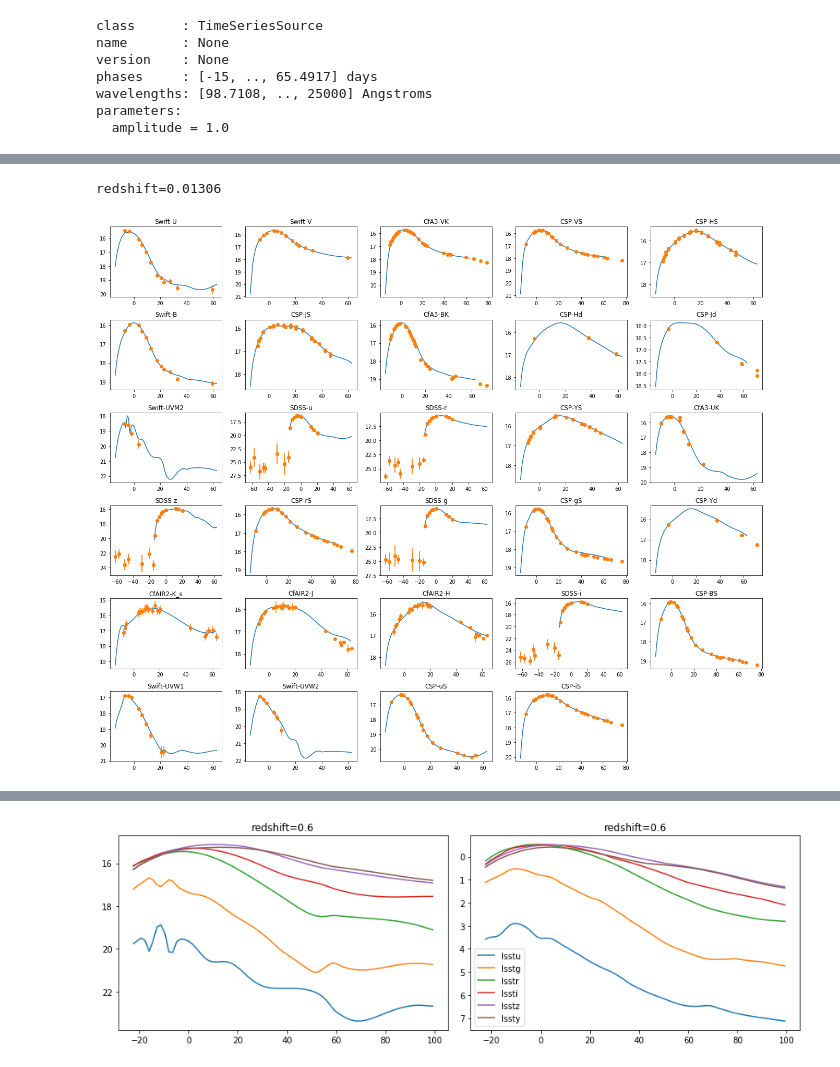
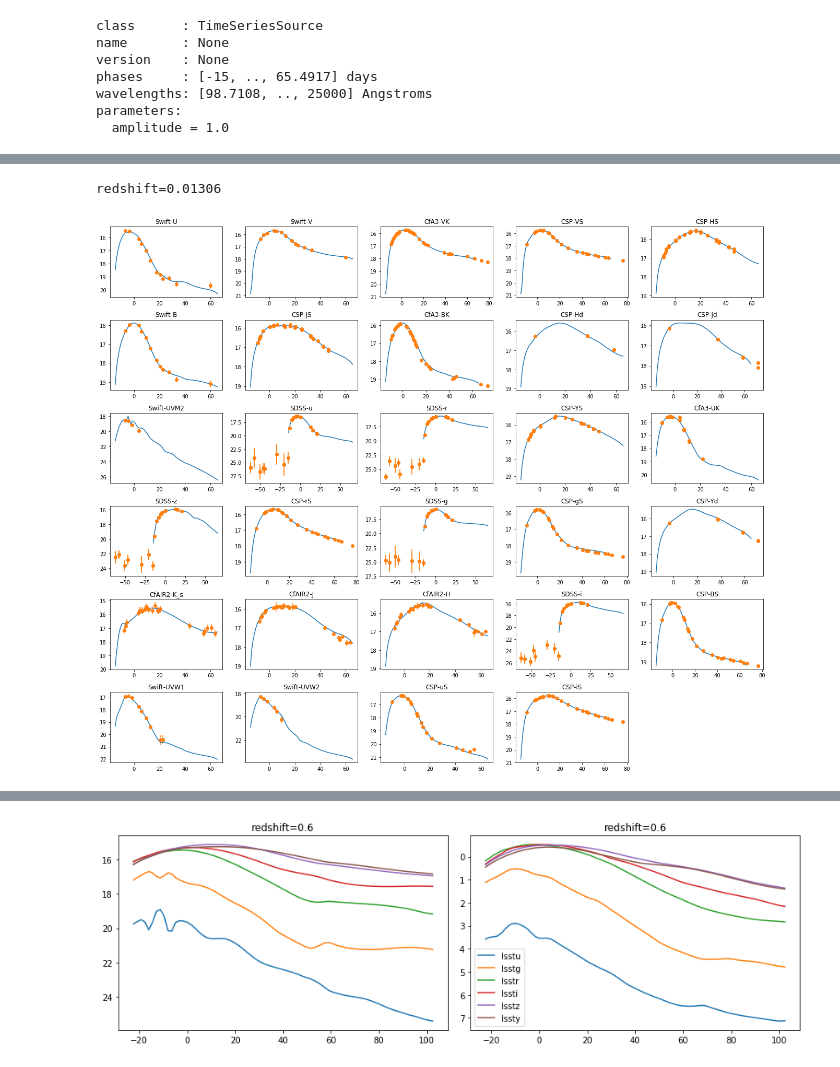
Before and after one commit to RutgersSN/plasticc-Iax, a Jupyter notebook: SN2005hk/Iax-SED.ipynb, the cells around one changed output, grey strips where cells are left out. Cells and saved outputs as stored; diff of their text form; code cells hidden in the pictures.

Commit message:
force light curve to go down, window functions applied

```diff
--- a/SN2005hk/Iax-SED.ipynb
+++ b/SN2005hk/Iax-SED.ipynb
@@ -759,7 +773,7 @@ for i in range(0,len(sedres)):
 plt.figure(figsize=(7,10))
 days = np.array([-14.,-10.,-6.,-4.,0.,2.,4.,8.,16.,30.0,60.0])
 for i,d in enumerate(days):
-    f = source.flux(d,wave)
+    f = source_sncosmo.flux(d,wave)
     f = np.clip(f,np.max(f)*0.001,np.inf)
     plt.plot(wave,f / (5.**i),label=str(d))
 plt.yscale('log')
@@ -772,7 +786,7 @@ plt.show()
 plt.figure(figsize=(9,7))
 days = np.array([-14.,-10.,-6.,-4.,0.,2.,4.,8.,16.,30.0,60.0])
 for i,d in enumerate(days):
-    f = source.flux(d,wave)
+    f = source_sncosmo.flux(d,wave)
     f = np.clip(f,np.max(f)*0.001,np.inf)
     plt.plot(wave,f,label=str(d))
 #plt.xlim(2000,6000)
@@ -785,14 +799,44 @@ plt.show()
+# %%
+def define_window(wave,phase,winwavelim,winphaselim,winfunc,sym=False,**kwarg):
+    w = np.zeros(len(phase))
+    fphase = np.arange(winphaselim[0],winphaselim[1]+1.,1.)
+    if sym is False:
+        win = winfunc(len(fphase)*2,**kwarg)
+        w[:-len(fphase[fphase <= phase.max()])] = 1.
+        w[len(phase)-len(fphase[fphase <= phase.max()]):] = win[len(fphase):len(fphase)+len(fphase[fphase <= phase.max()])]
+    else:
+        win = winfunc(len(fphase),**kwarg)
+        w[:] = 1.
+        w[(phase>=fphase.min()) & (phase<=fphase.max())] = win
+    window2d = np.repeat(np.atleast_2d(w),len(wave)).ravel()
+    wavemask = (wave<winwavelim[0]) | (wave>winwavelim[1])
+    wavemask2d = np.repeat(wavemask,len(phase)).reshape(len(wavemask),len(phase)).T.ravel()
+    window2d[wavemask2d] = 1.
+    return window2d
 # %%
 ## output interpolated SED
+def gau(n,amp,std):
+    return amp*signal.gaussian(n,std=std)+1.
+
 outputsed = [-100.,0.,0.]
 wave = np.arange(1000.,25005.,5.)
 phase = np.arange(-15.,66.,1.)
 for p in phase:
     phasearr = np.array([p]*len(wave)).ravel()
-    f = source.flux(p,wave)
+    f = source_sncosmo.flux(p,wave)
     fluxarr = np.clip(f,np.max(f)*0.001,np.inf)
     outputsed = np.vstack([outputsed,zip(phasearr,wave,fluxarr)])
 outputsed = outputsed[1:,:]
+winfunc = signal.exponential
+w1 = define_window(wave,phase,[1000.,3000.],[10.,80.],winfunc,tau=12.)
+w2 = define_window(wave,phase,[10000.,20000.],[45.,80.],winfunc,tau=100.)
+w3 = define_window(wave,phase,[4000.,10000.],[60.,80.],winfunc,tau=100.)
+w4= define_window(wave,phase,[3000.,4000.],[40.,70.],signal.cosine)
+w5 = define_window(wave,phase,[20000.,25000.],[50.,80.],winfunc,tau=50.)
+w6 = define_window(wave,phase,[8000.,9000.],[55.,65.],signal.cosine)
+w7 = define_window(wave,phase,[1000.,3000.],[20.,35.],gau,amp=1.5, std=3.,sym=True)
+w = w1*w2*w3*w4*w5*w6*w7
+outputsed[:,2] *= w
 Table(outputsed).write('sn2005hk.sed.dat',format='ascii.no_header',overwrite=True)
 # %%
 ## re-feed the SED in sncosmo
@@ -816,7 +860,7 @@ pickle_out.close()
 sedmodel = sncosmo.Model(source=outputsource)
 sedmodel.set(z=redshift)
 print "redshift={}".format(redshift)
-synlc_phase = np.arange(-14,63,1)
+synlc_phase = np.arange(-14.5,65.5,1)
 fig = plt.figure(figsize=(18,15))
 for i,f in enumerate(set(phot['Filter'])):
     plt.subplot(6,5,i+1)
@@ -833,14 +877,15 @@ plt.tight_layout()
 plt.show()
 # %% [output]
 redshift=0.01306
-[figure, old version]
+[figure, new version]
 # %%
 ## synthetic light curves on LSST filters
-synlc_phase = np.arange(-14,63,1)
+synlc_phase = np.arange(-14,65,1)
 for z in np.arange(0.,1.2,0.2):
     fig = plt.figure(figsize=(12,4))
     for filt in list('ugrizy'):
         ax1 = fig.add_subplot(1,2,1)
+        sedmodel = sncosmo.Model(source=outputsource)
         sedmodel.set(z=z)
         f = 'lsst'+filt
         ax1.set_title('redshift={}'.format(z))
@@ -874 +919 @@ for z in np.arange(0.,1.2,0.2):
-[figure, old version]
+[figure, new version]
```
Also changed, not shown: parts of 9 cells of this notebook, 4 other files.
